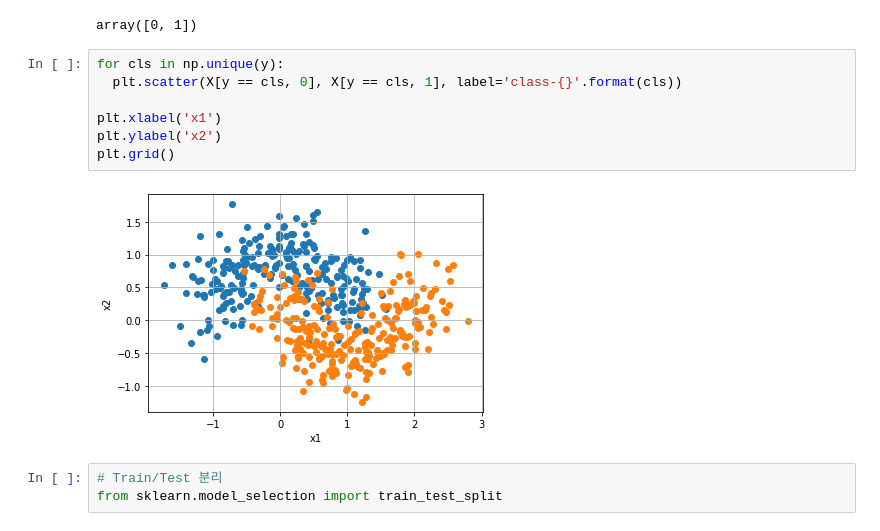
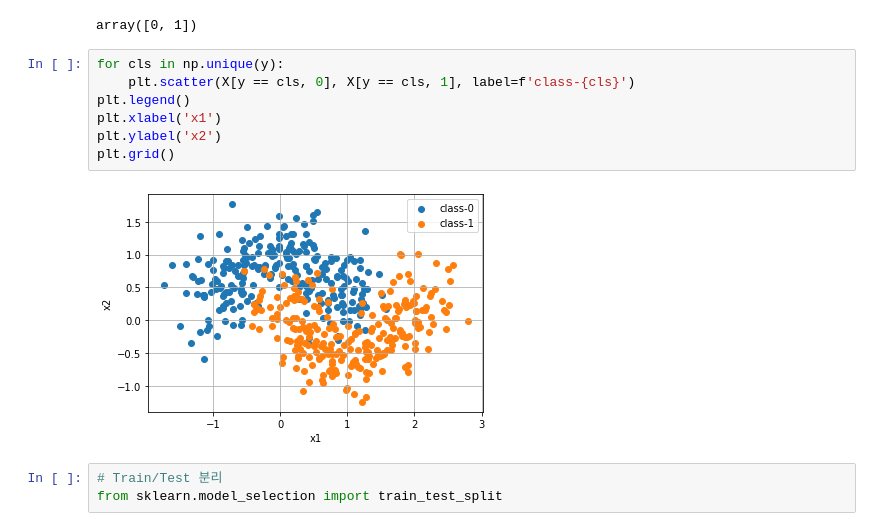
Before and after one commit to JisungPark0319/education, a Jupyter notebook: lab_ml/ml10_ensemble.ipynb, the cells around one changed output. Saved outputs shown, nothing was run; the diff lists cells and outputs as text.

```diff
--- a/lab_ml/ml10_ensemble.ipynb
+++ b/lab_ml/ml10_ensemble.ipynb
@@ -26,13 +26,13 @@ np.unique(y)
 array([0, 1])
 # %%
 for cls in np.unique(y):
-  plt.scatter(X[y == cls, 0], X[y == cls, 1], label='class-{}'.format(cls))
-
+    plt.scatter(X[y == cls, 0], X[y == cls, 1], label=f'class-{cls}')
+plt.legend()
 plt.xlabel('x1')
 plt.ylabel('x2')
 plt.grid()
 # %% [output]
-[figure, old version]
+[figure, new version]
 # %%
 # Train/Test 분리
 from sklearn.model_selection import train_test_split
```
Also changed, not shown: parts of 48 cells of this notebook, 4 other files.
